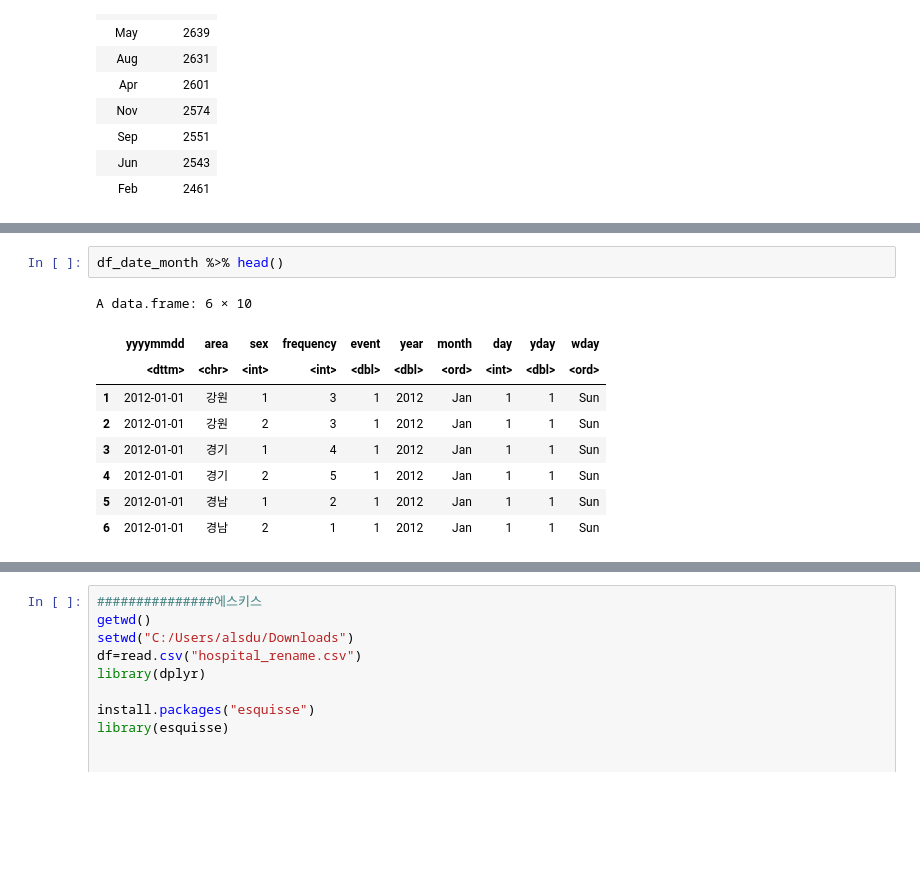
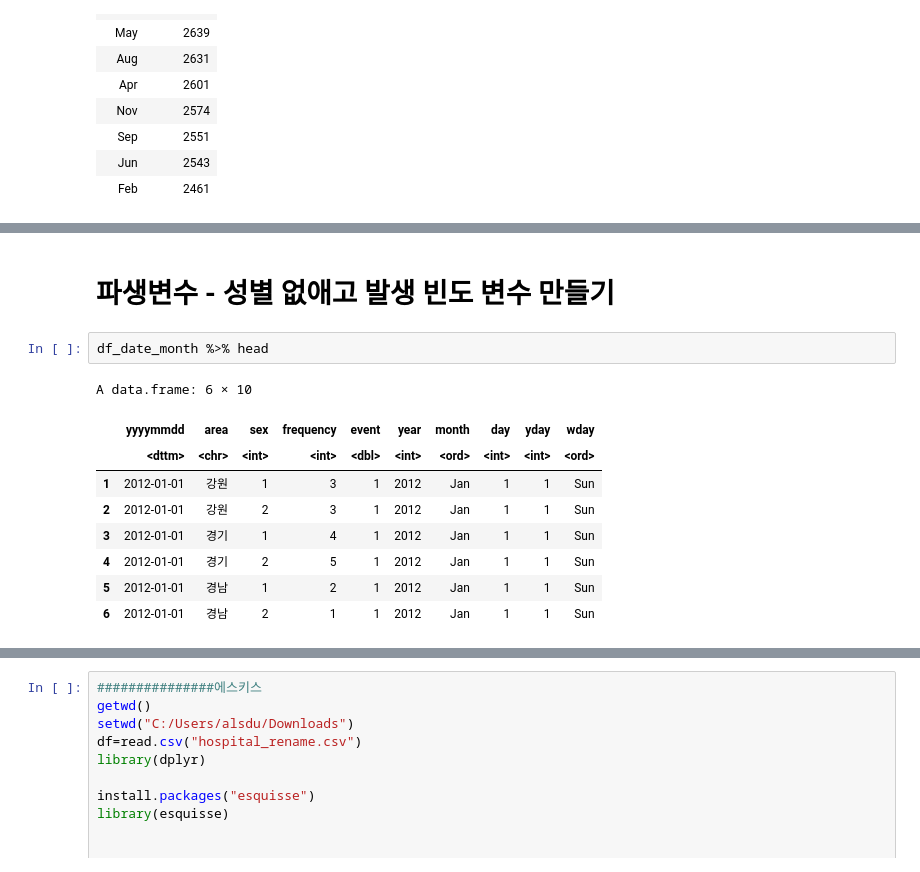
Before and after one commit to min02yam/Prediction-of-Cardiovascular-Disease-Incidence-using-machine-learning, a Jupyter notebook: hospital_Eda.ipynb, the cells around one changed output, grey strips where cells are left out. Drawn from its saved outputs; the diff is of its cells as text; blank space fills up the shorter version.

```diff
--- a/hospital_Eda.ipynb
+++ b/hospital_Eda.ipynb
@@ -811,9 +787,11 @@ A tibble: 12 × 2
+# %% [markdown]
+# 파생변수 - 성별 없애고 발생 빈도 변수 만들기
 # %%
-df_date_month %>% head()
+df_date_month %>% head
 # %% [output]
 A data.frame: 6 × 10
 |  | yyyymmdd | area | sex | frequency | event | year | month | day | yday | wday |
-|  | <dttm> | <chr> | <int> | <int> | <dbl> | <dbl> | <ord> | <int> | <dbl> | <ord> |
+|  | <dttm> | <chr> | <int> | <int> | <dbl> | <int> | <ord> | <int> | <int> | <ord> |
 | 1 | 2012-01-01 | 강원 | 1 | 3 | 1 | 2012 | Jan | 1 | 1 | Sun |
 | 2 | 2012-01-01 | 강원 | 2 | 3 | 1 | 2012 | Jan | 1 | 1 | Sun |
 | 3 | 2012-01-01 | 경기 | 1 | 4 | 1 | 2012 | Jan | 1 | 1 | Sun |
```
Also changed, not shown: parts of 28 cells of this notebook.
